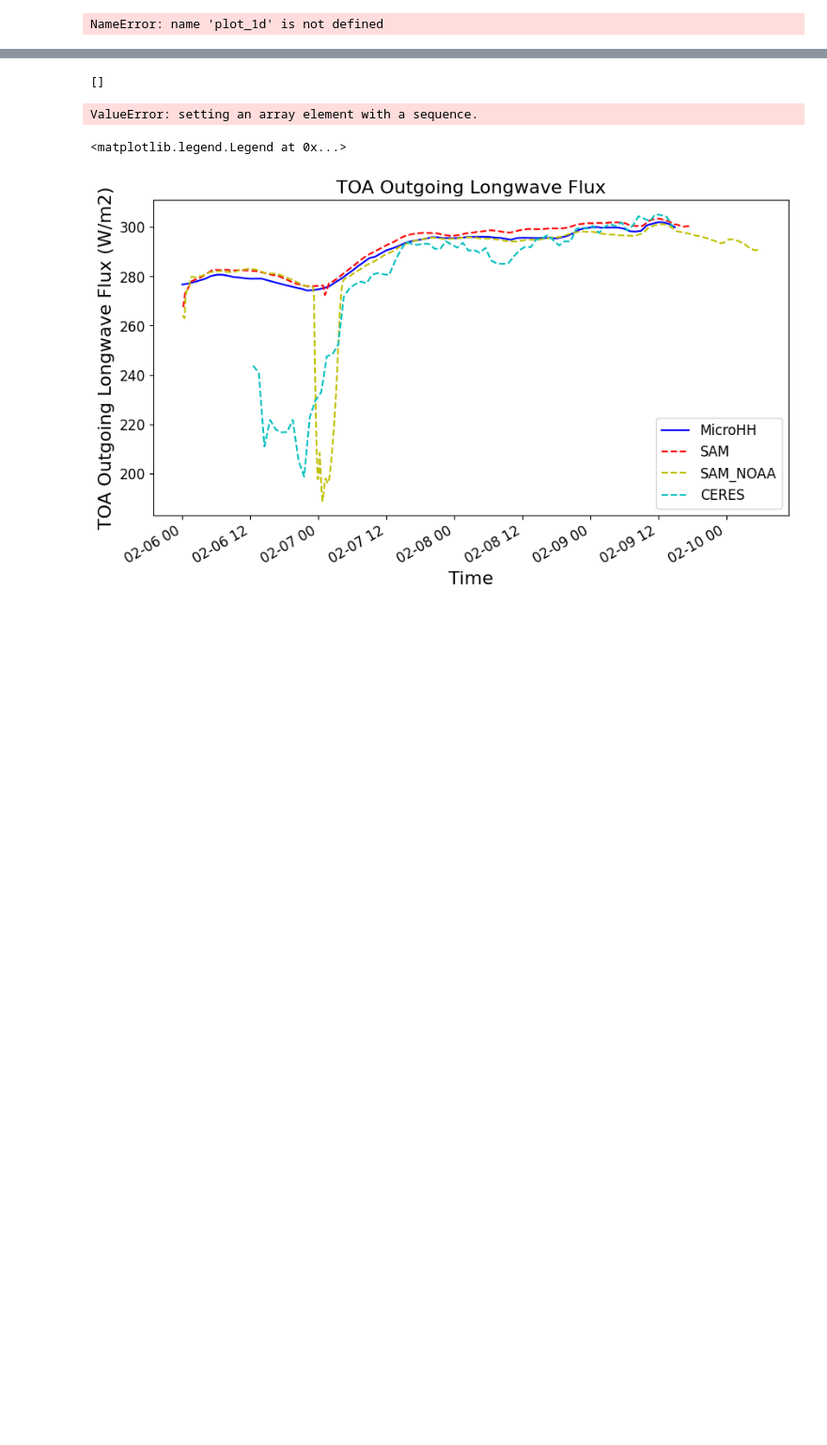
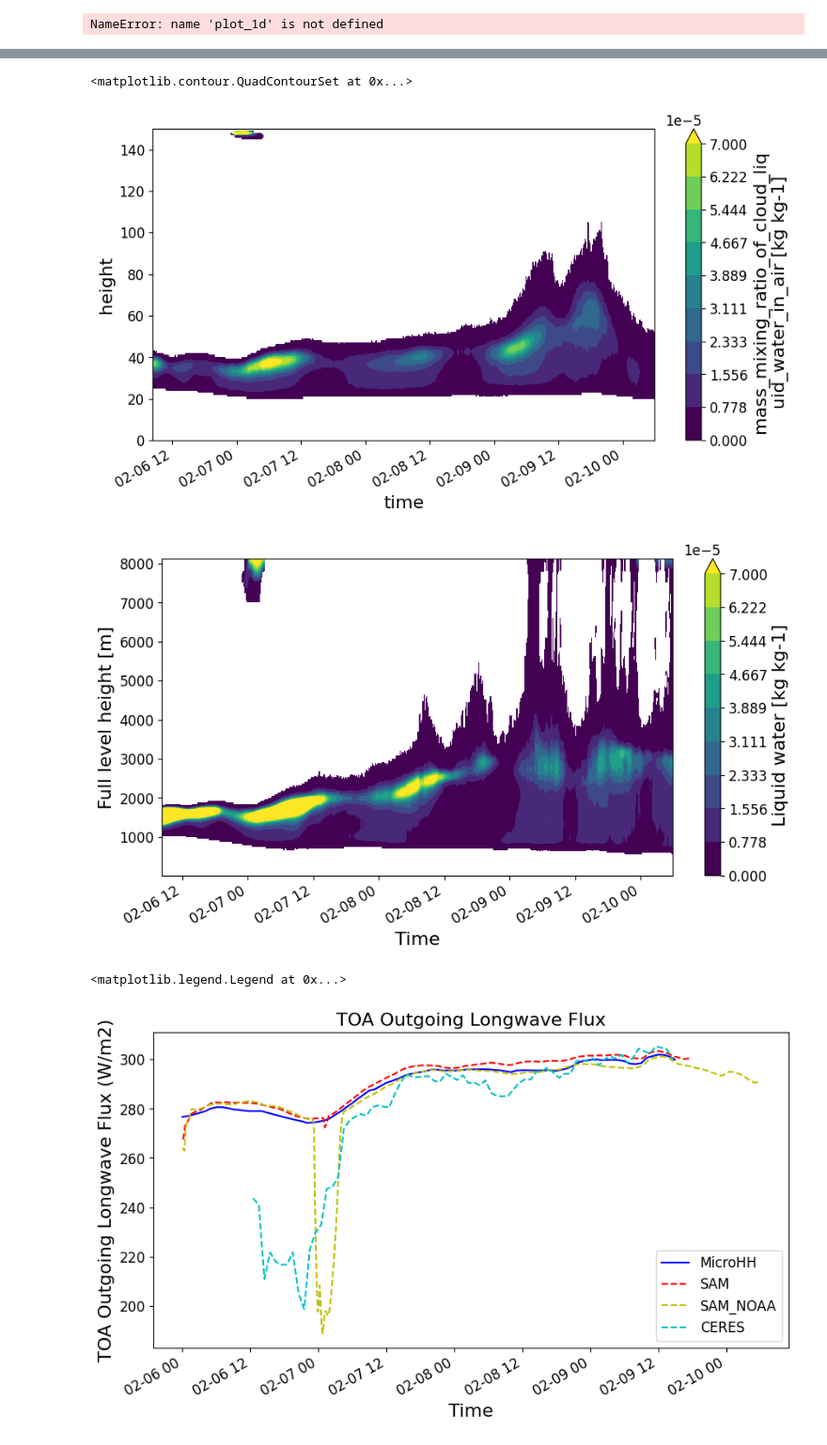
Before and after one commit to girishnigamanth/python_files, a Jupyter notebook: EUREC4A/Intercomparison_plots.ipynb, the cells around one changed output, grey strips where cells are left out. Shown at 94% size. Saved outputs shown, nothing was run; the diff lists cells and outputs as text; code cells hidden in the pictures; blank space fills up the shorter version.

```diff
--- a/EUREC4A/Intercomparison_plots.ipynb
+++ b/EUREC4A/Intercomparison_plots.ipynb
@@ -260,20 +271,19 @@ pl.legend()
-# %%
-#pl.figure(figsize=(10, 5))
-#(SAM_NOAA['qlc']>1e-6).plot()
-
-def find_cloud(variable):
-    variable['ql_top']=variable['pr']
-    variable['ql_base']=variable['pr']
-    for k in range(0,variable['time'].size):
-        print(np.nonzero((variable['qlc']>1e-6).isel(time=k).values)[0])
-        variable['ql_base'].values[k]=variable['zf'].isel(height=np.nonzero(variable['qlc'].isel(time=k).values[:]>0)[0]).values
-        variable['ql_top'].values[k]=variable['zf'].isel(height=np.nonzero((variable['zf'].values>variable['ql_base'].isel(time=k)) and (variable['qlc'].isel(time=k).values[:]>0))[0]).values
-
-    return variable;
-
-SAM_NOAA=find_cloud(SAM_NOAA)
-# %% [output]
-[]
-ValueError: setting an array element with a sequence.
+# %%
+#pl.figure(figsize=(10, 5))
+#(SAM_NOAA['qlc']>1e-6).plot()
+
+pl.figure(figsize=(10, 5))
+levs=np.linspace(0,7e-5,10)
+SAM_NOAA['qlc']=SAM_NOAA['qlc'].where(SAM_NOAA.qlc>1e-7,np.nan)
+SAM_NOAA.qlc.isel(time=slice(100,None)).plot.contourf(x='time',levels=levs)
+
+pl.figure(figsize=(10, 5))
+levs=np.linspace(0,7e-5,10)
+MHH['qlc']=MHH['qlc'].where(MHH.qlc>1e-7,np.nan)
+MHH.qlc.isel(time=slice(100,None)).plot.contourf(x='time',levels=levs)
+# %% [output]
+<matplotlib.contour.QuadContourSet at 0x...>
+[figure, added]
+[figure, added]
 # %%
 #### OLR #######
```
Also changed, not shown: parts of 4 cells of this notebook, 6 other files.
